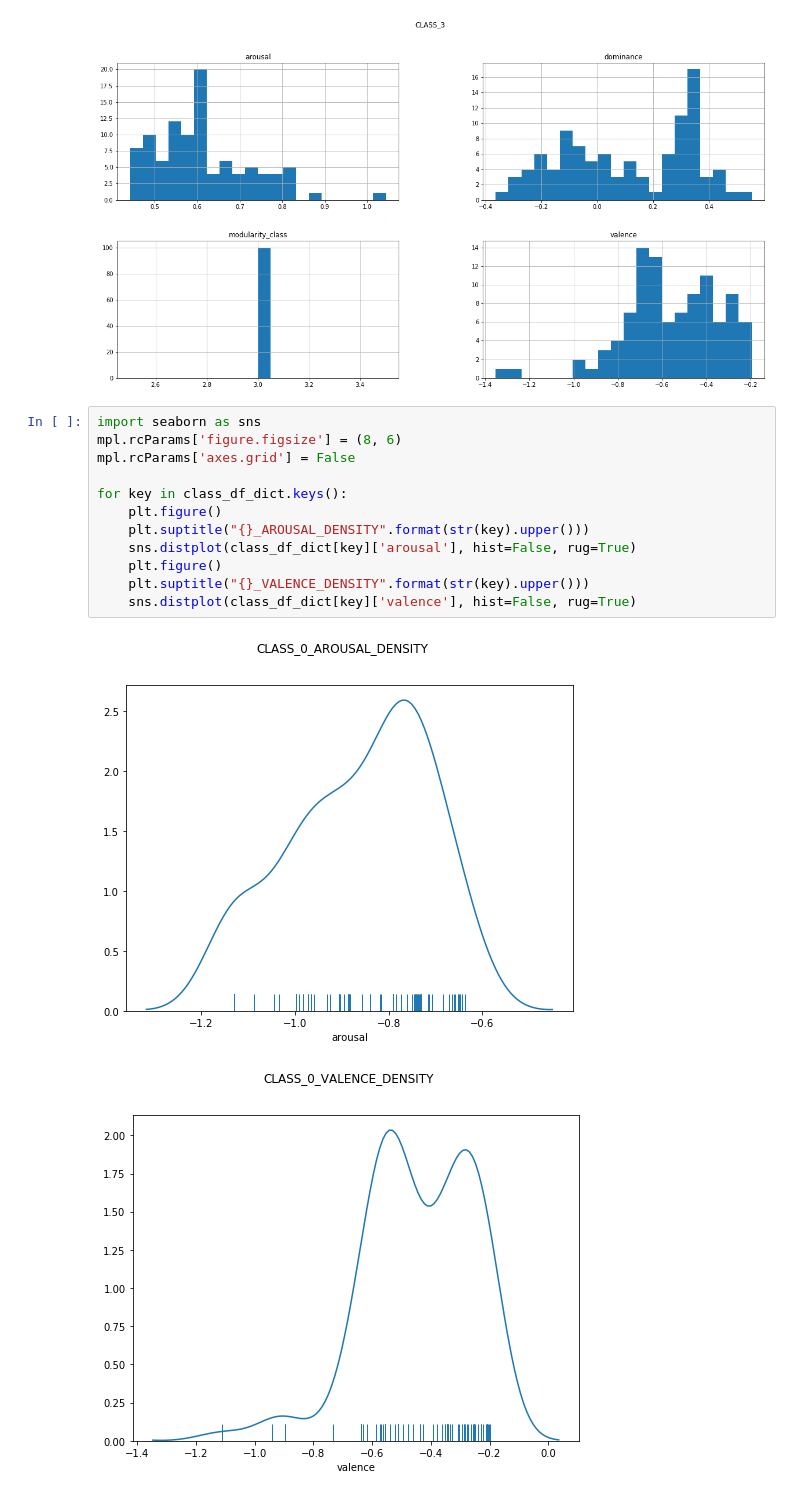
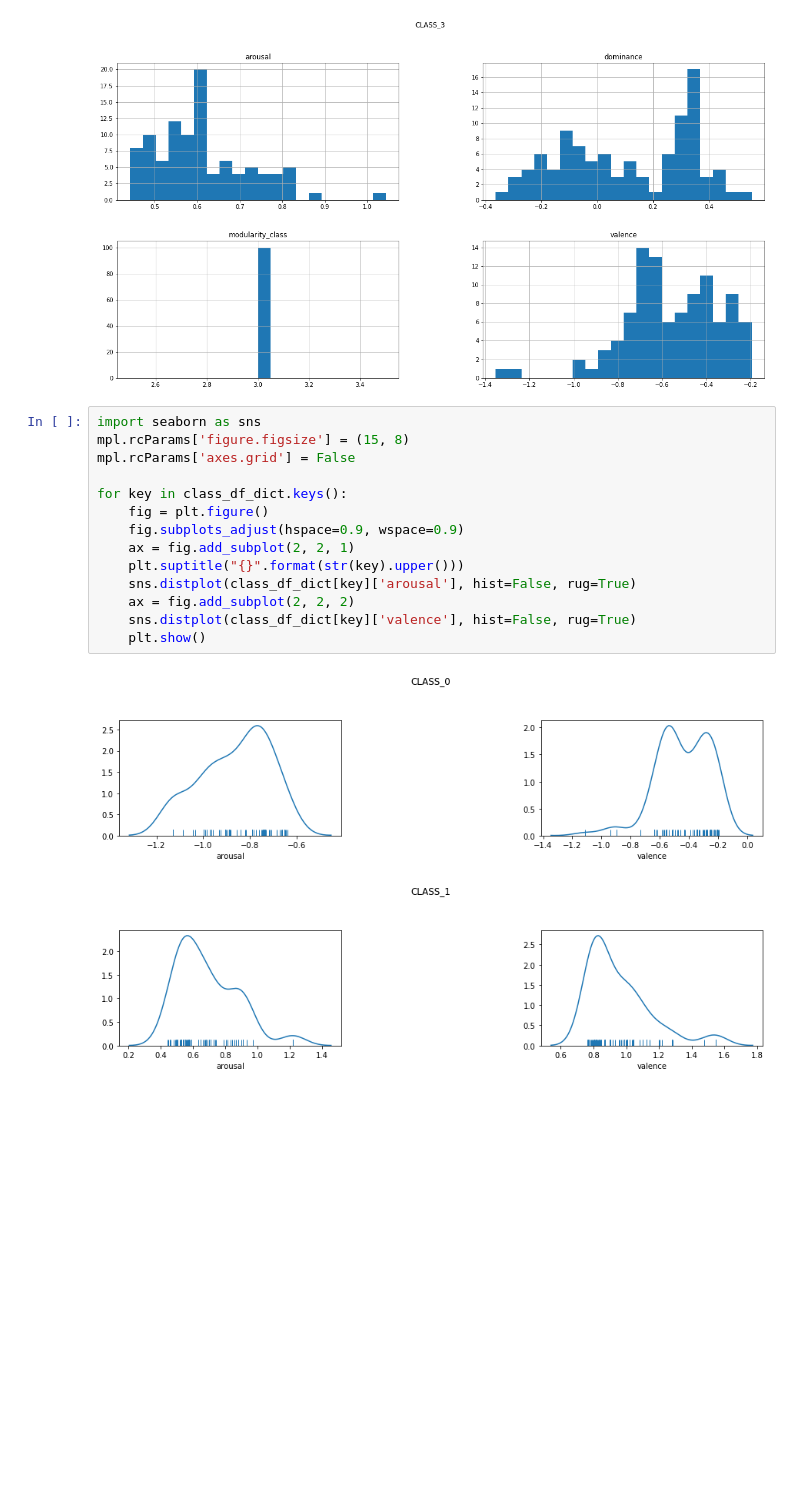
Before and after one commit to GerardoMoreno96/MoodplayAnalysis, a Jupyter notebook: Moodplay_distances_analysis.ipynb, the cells around one changed output. Cells and saved outputs as stored; diff of their text form; blank space fills up the shorter version.

Commit message:
Plot densities in a grid

```diff
--- a/Moodplay_distances_analysis.ipynb
+++ b/Moodplay_distances_analysis.ipynb
@@ -130,16 +130,18 @@ for key in class_df_dict.keys():
 [figure]
 # %%
 import seaborn as sns
-mpl.rcParams['figure.figsize'] = (8, 6)
+mpl.rcParams['figure.figsize'] = (15, 8)
 mpl.rcParams['axes.grid'] = False
 
 for key in class_df_dict.keys():
-    plt.figure()
-    plt.suptitle("{}_AROUSAL_DENSITY".format(str(key).upper()))
+    fig = plt.figure()
+    fig.subplots_adjust(hspace=0.9, wspace=0.9)
+    ax = fig.add_subplot(2, 2, 1)
+    plt.suptitle("{}".format(str(key).upper()))
     sns.distplot(class_df_dict[key]['arousal'], hist=False, rug=True)
-    plt.figure()
-    plt.suptitle("{}_VALENCE_DENSITY".format(str(key).upper()))
+    ax = fig.add_subplot(2, 2, 2)
     sns.distplot(class_df_dict[key]['valence'], hist=False, rug=True)
+    plt.show()
 # %% [output]
-[figure, old version]
+[figure, new version]
-[figure, old version]
+[figure, new version]
```
Also changed, not shown: parts of 1 cell of this notebook.
